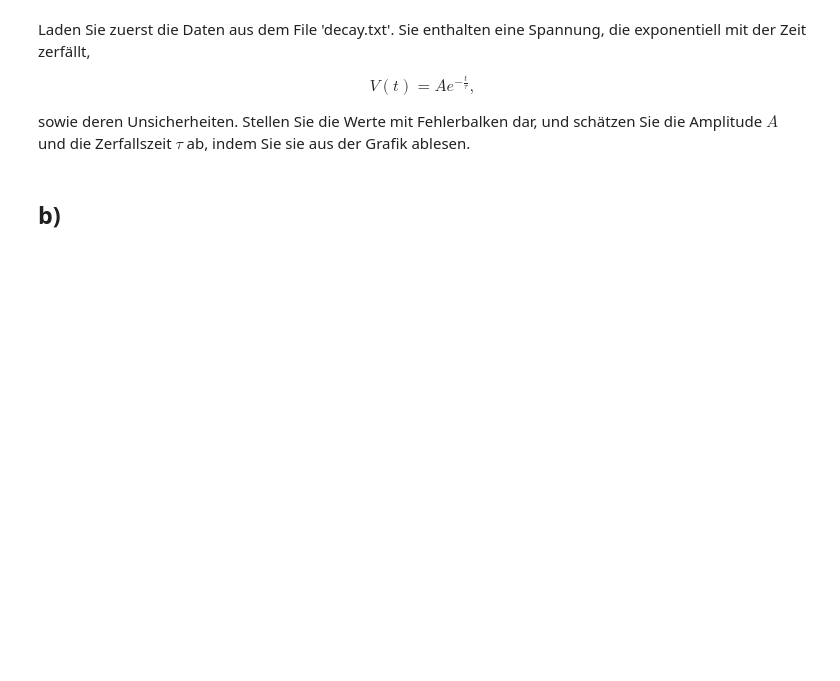
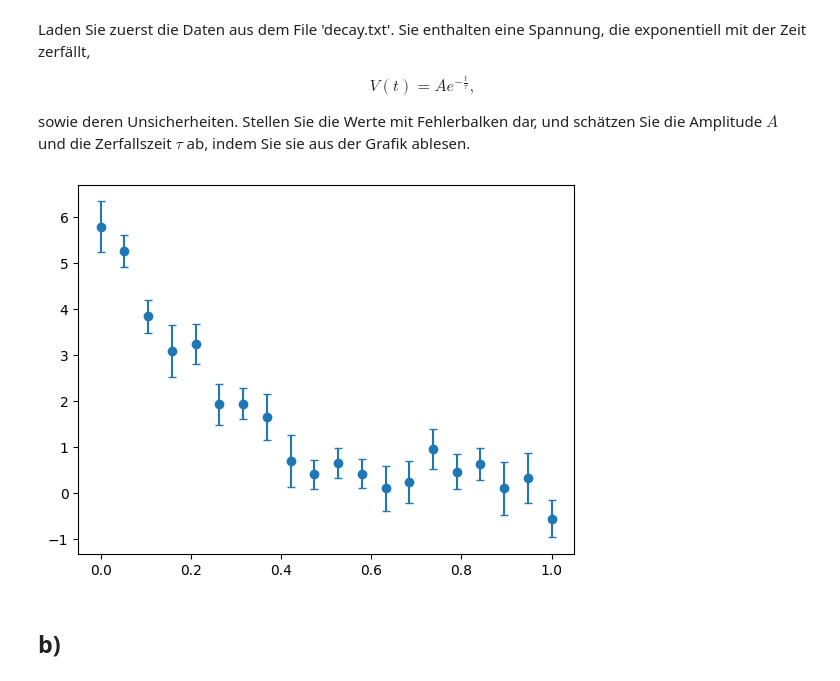
Before and after one commit to LucasWinter73/ETH-Data-Analysis, a Jupyter notebook: Jupiter notebooks/Ex11/Gradientenverfahren.ipynb, the cells around one changed output. Cells and saved outputs as stored; diff of their text form; code cells hidden in the pictures; blank space fills up the shorter version.

```diff
--- a/Jupiter notebooks/Ex11/Gradientenverfahren.ipynb
+++ b/Jupiter notebooks/Ex11/Gradientenverfahren.ipynb
@@ -31,6 +31,16 @@ Laden Sie zuerst die Daten aus dem File 'decay.txt'. Sie enthalten eine Spannung
 $$ V(t) = Ae^{-\frac{t}{\tau}},$$
 
 sowie deren Unsicherheiten. Stellen Sie die Werte mit Fehlerbalken dar, und schätzen Sie die Amplitude $A$ und die Zerfallszeit $\tau$  ab, indem Sie sie aus der Grafik ablesen.
+# %%
+if __name__ == "__main__":
+    data = np.loadtxt('decay.txt', skiprows=1, delimiter=' ')
+    time = data[0, :]
+    amplitude = data[1, :]
+    error = data[2, :]
+
+    plt.errorbar(time, amplitude, error, fmt='o', capsize=3)
+# %% [output]
+[figure, added]
 # %% [markdown]
 ## b)
 # %% [markdown]
```
Also changed, not shown: parts of 9 cells of this notebook, 35 other files.
